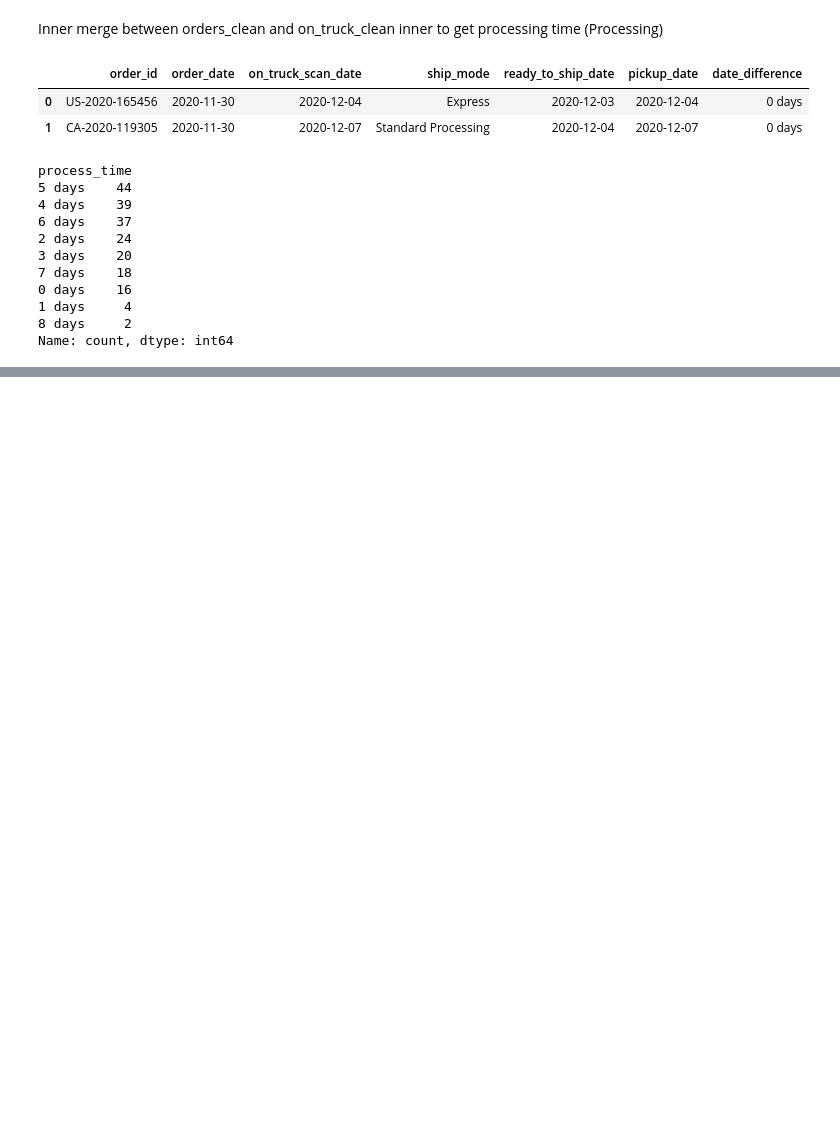
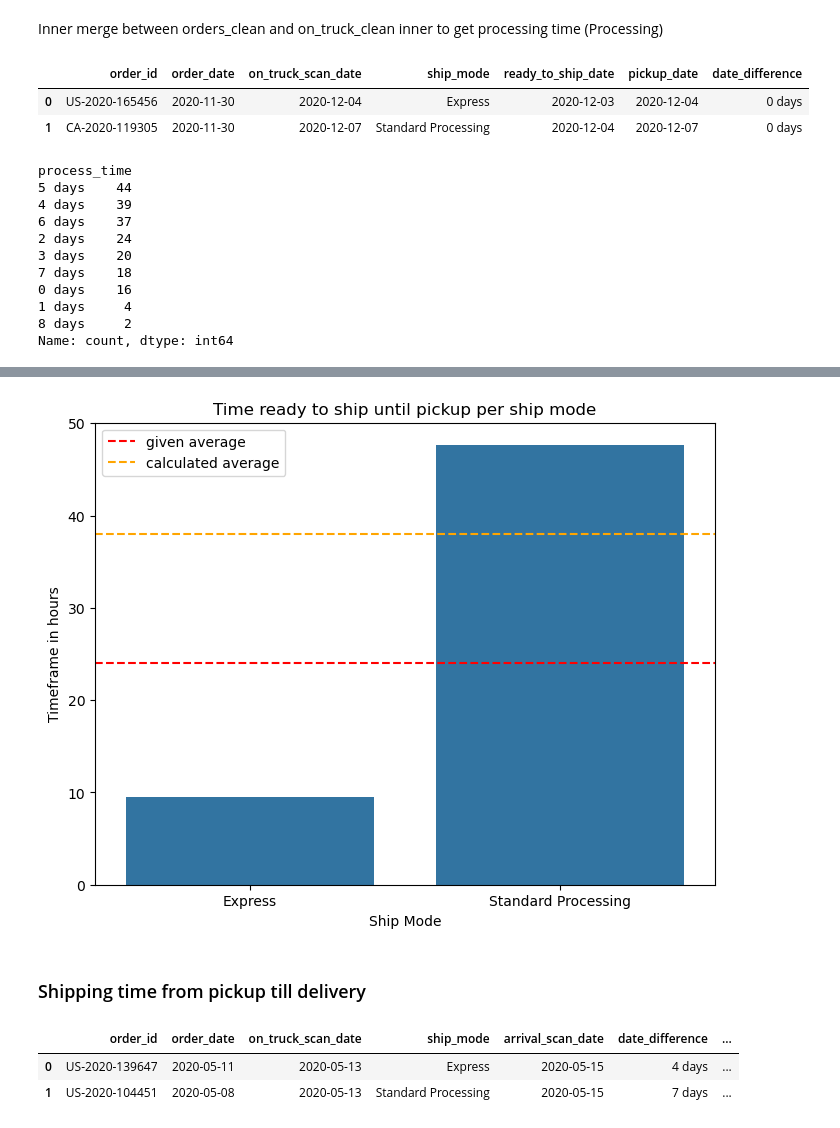
Before and after one commit to franziskatoll/da-muesli-project, a Jupyter notebook: Franzi.ipynb, the cells around one changed output, grey strips where cells are left out. Drawn from its saved outputs; the diff is of its cells as text; code cells hidden in the pictures; blank space fills up the shorter version.

```diff
--- a/Franzi.ipynb
+++ b/Franzi.ipynb
@@ -274,0 +514,3 @@ pickup_truck_comp.groupby(['ship_mode']).agg({'process_time':'mean'})
+# %%
+time_ready_by_mode = pickup_truck_comp.groupby(['ship_mode']).agg({'time_ready_leave':'mean'})
+time_ready_by_mode
@@ -274,0 +522,2 @@ pickup_truck_comp.groupby(['ship_mode']).agg({'process_time':'mean'})
+# %%
+time_ready_by_mode['leaving_days'] = time_ready_by_mode['time_ready_leave']/ pd.Timedelta(hours=1)
@@ -274,0 +548,26 @@ pickup_truck_comp.groupby(['ship_mode']).agg({'process_time':'mean'})
+# %%
+plt.figure(figsize=(8, 6))
+sns.barplot(time_ready_by_mode, x='ship_mode', y='leaving_days')
+
+# Adding a red horizontal line at a fixed y value
+plt.axhline(y=24, color='red', linestyle='--', label ='given average')
+plt.axhline(y=38, color='orange', linestyle='--', label='calculated average')
+
+# Setting labels and title
+plt.xlabel('Ship Mode')
+plt.ylabel('Timeframe in hours')
+plt.title('Time ready to ship until pickup per ship mode')
+plt.legend()
+
+plt.show()
+# %% [output]
+[figure, added]
+# %% [markdown]
+### Shipping time from pickup till delivery
+# %%
+delivery2['shipping_time'] = delivery2['arrival_scan_date']-delivery2['on_truck_scan_date']
+delivery2.head(2)
+# %% [output]
+|  | order_id | order_date | on_truck_scan_date | ship_mode | arrival_scan_date | date_difference | ... |
+| 0 | US-2020-139647 | 2020-05-11 | 2020-05-13 | Express | 2020-05-15 | 4 days | ... |
+| 1 | US-2020-104451 | 2020-05-08 | 2020-05-13 | Standard Processing | 2020-05-15 | 7 days | ... |
```
Also changed, not shown: parts of 54 cells of this notebook.
